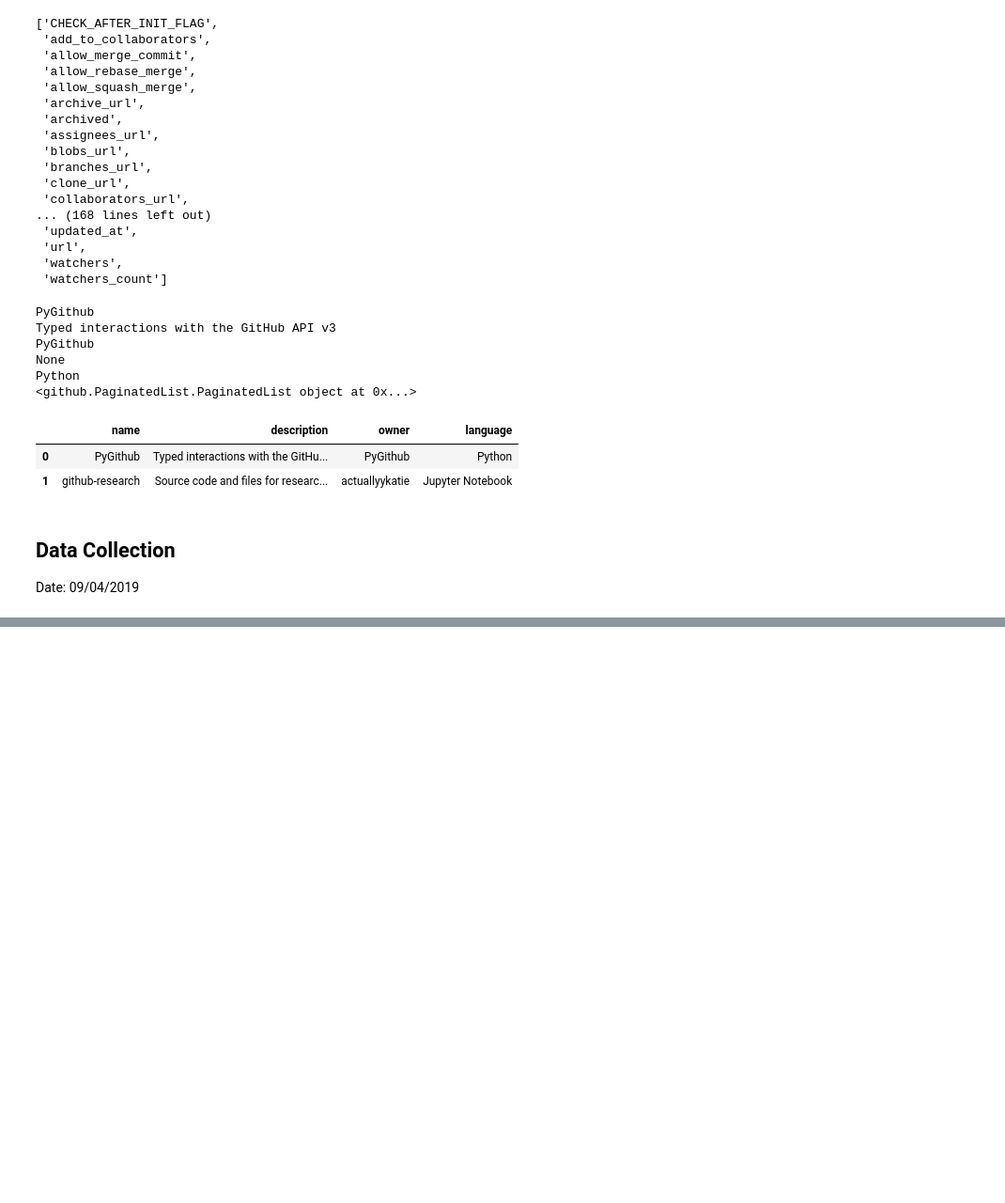
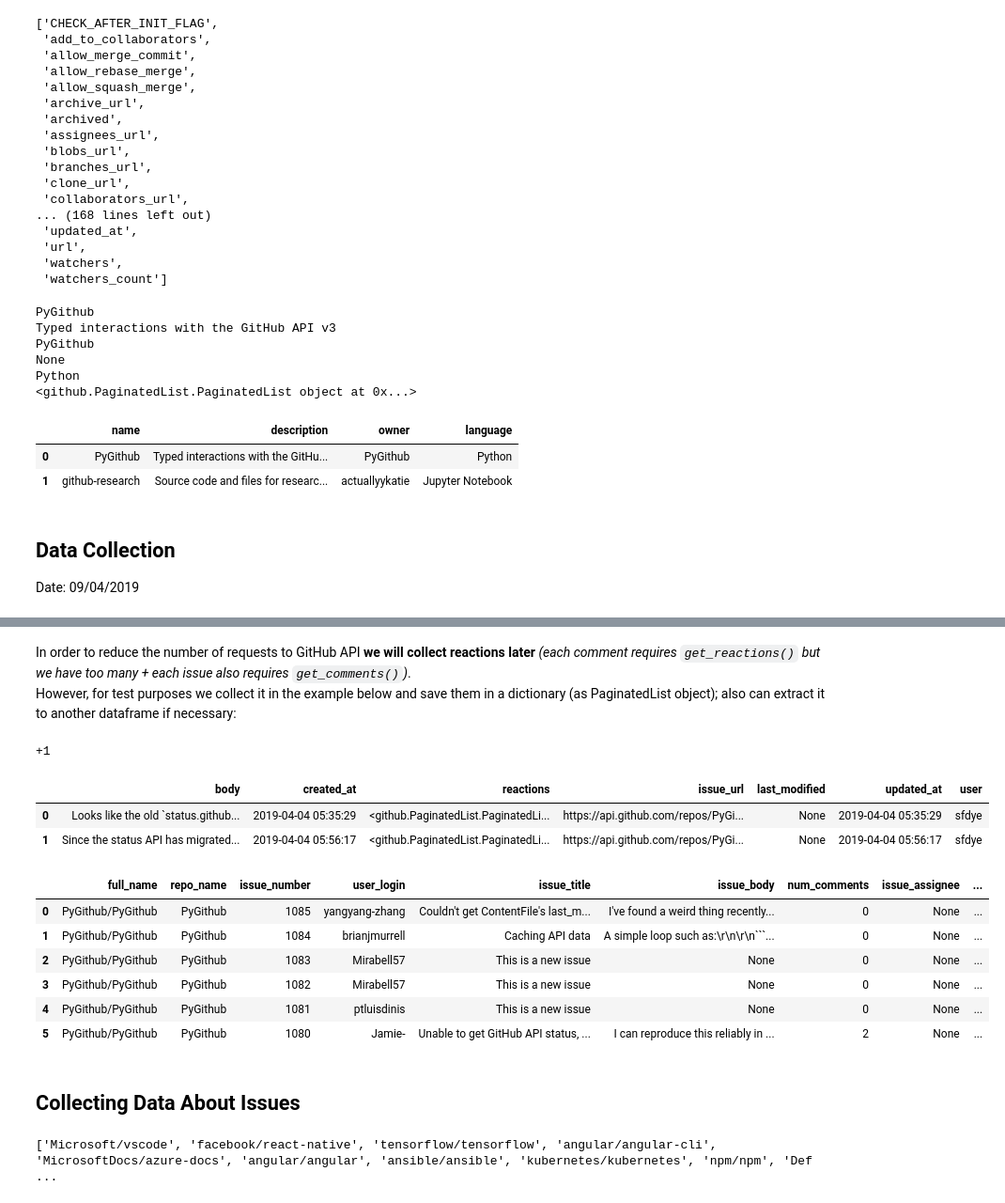
Before and after one commit to actuallyykatie/github-research, a Jupyter notebook: data/GH_data_collection.ipynb, the cells around one changed output, grey strips where cells are left out. Shown at 94% size. Saved outputs shown, nothing was run; the diff lists cells and outputs as text; code cells hidden in the pictures; blank space fills up the shorter version.

Commit message:
update data collection notebook

````diff
--- a/data/GH_data_collection.ipynb
+++ b/data/GH_data_collection.ipynb
@@ -173,0 +237,4 @@ repos_df.to_csv(PATH_TO_DATA + 'repos_df.csv')
+# %%
+# gets info about issues (looks like all we need!)
+# does not count as a request... weird
+test_get_issues = repo.get_issues(state='all')
@@ -173,0 +245,3 @@ repos_df.to_csv(PATH_TO_DATA + 'repos_df.csv')
+# %%
+for issue in test_get_issues:
+  print(issue.title)  # counts. but what exactly? it's a damn mystery!!!!!
@@ -173,0 +298,59 @@ repos_df.to_csv(PATH_TO_DATA + 'repos_df.csv')
+# %% [markdown]
+In order to reduce the number of requests to GitHub API **we will collect reactions later** *(each comment requires `get_reactions()` but we have too many + each issue also requires `get_comments()`)*.
+However, for test purposes we collect it in the example below and save them in a dictionary (as PaginatedList object); also can extract it to another dataframe if necessary:
+# %%
+for r in test_comment_data[1]['reactions']:
+  print(r.content)
+# %% [output]
++1
+# %%
+comments_cols = ['body','created_at', 'reactions','issue_url', 'last_modified', 'updated_at', 'user']
+t_comments_df = pd.DataFrame(test_comment_data, columns=comments_cols)
+t_comments_df.head(6)
+# %% [output]
+|  | body | created_at | reactions | issue_url | last_modified | updated_at | user |
+| 0 | Looks like the old `status.github... | 2019-04-04 05:35:29 | <github.PaginatedList.PaginatedLi... | https://api.github.com/repos/PyGi... | None | 2019-04-04 05:35:29 | sfdye |
+| 1 | Since the status API has migrated... | 2019-04-04 05:56:17 | <github.PaginatedList.PaginatedLi... | https://api.github.com/repos/PyGi... | None | 2019-04-04 05:56:17 | sfdye |
+# %%
+test_url = ['PyGithub/PyGithub']
+# %%
+test_issues_data = []
+for url in test_url:
+  # getting repo
+  tmp_repo = g.get_repo(url)
+  # getting issues
+  tmp_issues = tmp_repo.get_issues(state='all')
+  # add data
+  for issue in tmp_issues:
+    test_issues_data.append(dict(zip(['full_name','repo_name', 'issue_number',
+                                      'user_login', 'issue_title', 'issue_body',
+                                      'num_comments', 'issue_assignee', 'issue_assignees',
+                                      'issue_created_at', 'issue_state', 'issue_closed_at',
+                                      'issue_closed_by', 'issue_labels', 'issue_updated_at'],
+                             [tmp_repo.full_name, tmp_repo.name, issue.number,
+                              issue.user.login, issue.title, issue.body,
+                              issue.comments, issue.assignee, issue.assignees,
+                              issue.created_at, issue.state, issue.closed_at,
+                              issue.closed_by, [l.name for l in issue.labels], issue.updated_at])))
+# %%
+issues_cols = ['full_name','repo_name', 'issue_number', 'user_login',
+               'issue_title', 'issue_body', 'num_comments', 'issue_assignee',
+               'issue_assignees', 'issue_created_at', 'issue_state',
+               'issue_closed_at', 'issue_closed_by', 'issue_labels',
+               'issue_updated_at']
+t_issues_df = pd.DataFrame(test_issues_data, columns=issues_cols)
+t_issues_df.head(6)
+# %% [output]
+|  | full_name | repo_name | issue_number | user_login | issue_title | issue_body | num_comments | issue_assignee | ... |
+| 0 | PyGithub/PyGithub | PyGithub | 1085 | yangyang-zhang | Couldn't get ContentFile's last_m... | I've found a weird thing recently... | 0 | None | ... |
+| 1 | PyGithub/PyGithub | PyGithub | 1084 | brianjmurrell | Caching API data | A simple loop such as:\r\n\r\n```... | 0 | None | ... |
+| 2 | PyGithub/PyGithub | PyGithub | 1083 | Mirabell57 | This is a new issue | None | 0 | None | ... |
+| 3 | PyGithub/PyGithub | PyGithub | 1082 | Mirabell57 | This is a new issue | None | 0 | None | ... |
+| 4 | PyGithub/PyGithub | PyGithub | 1081 | ptluisdinis | This is a new issue | None | 0 | None | ... |
+| 5 | PyGithub/PyGithub | PyGithub | 1080 | Jamie- | Unable to get GitHub API status, ... | I can reproduce this reliably in ... | 2 | None | ... |
+# %% [markdown]
+## Collecting Data About Issues
+# %%
+print(gh_urls)
+# %% [output]
+['Microsoft/vscode', 'facebook/react-native', 'tensorflow/tensorflow', 'angular/angular-cli', 'MicrosoftDocs/azure-docs', 'angular/angular', 'ansible/ansible', 'kubernetes/kubernetes', 'npm/npm', 'Def ...
````
Also changed, not shown: parts of 48 cells of this notebook.
